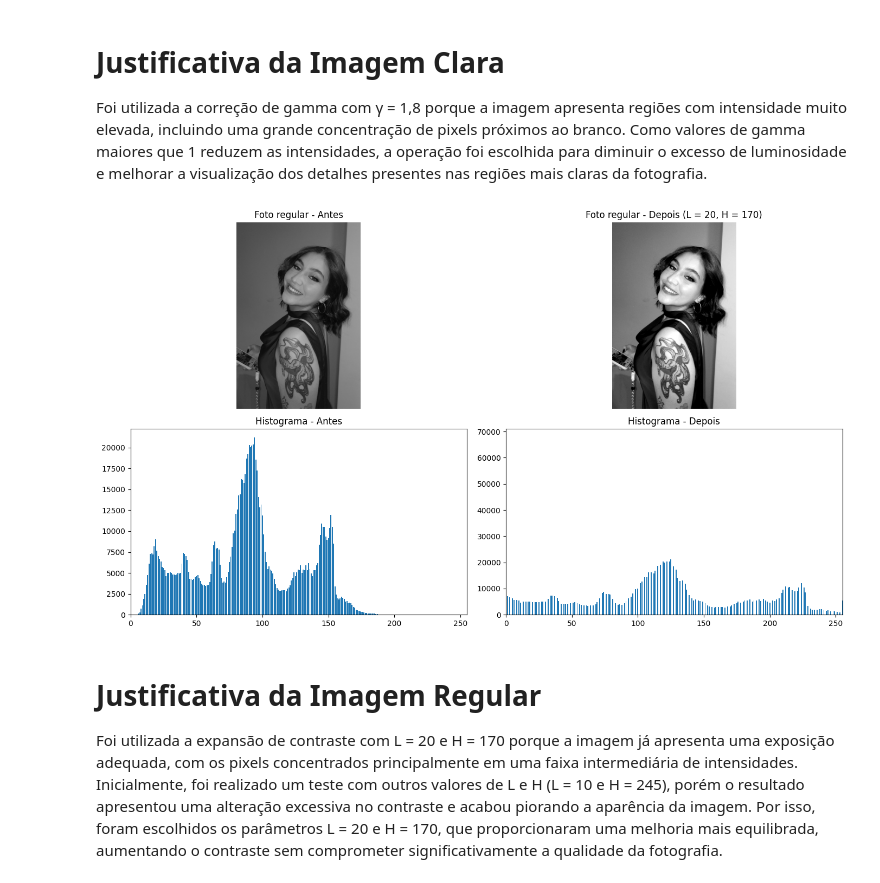
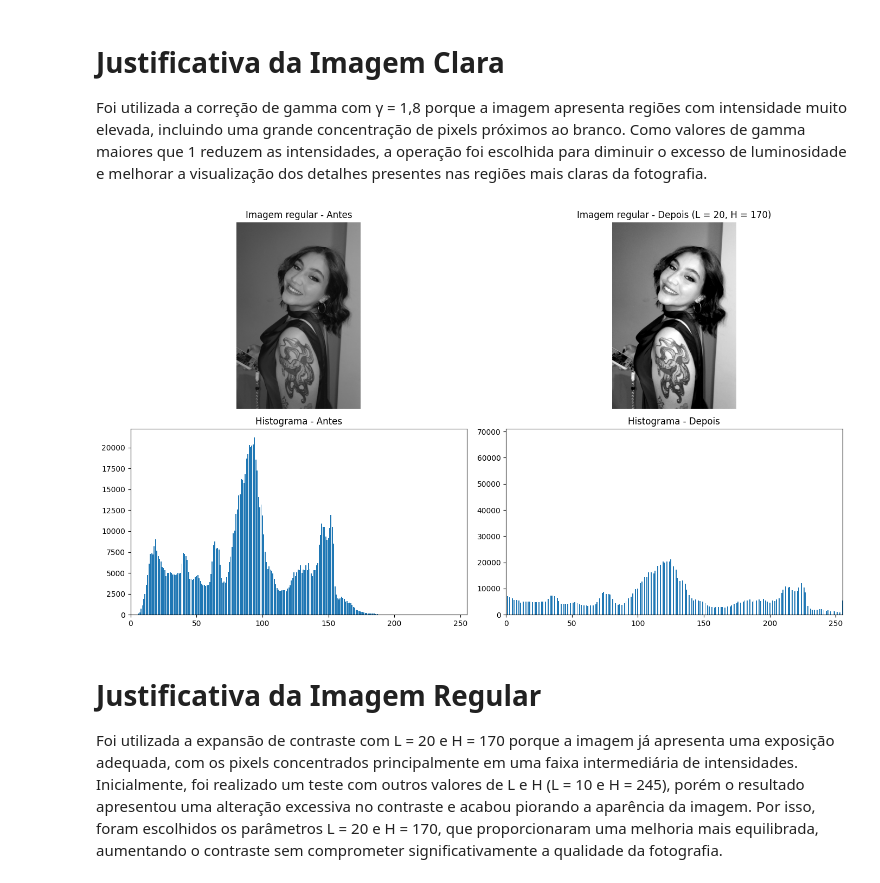
Before and after one commit to carollinemelloo/ProcessamentoDeImagens, a Jupyter notebook: Portfolio02.ipynb, the cells around one changed output. Drawn from its saved outputs; the diff is of its cells as text; code cells hidden in the pictures.

```diff
--- a/Portfolio02.ipynb
+++ b/Portfolio02.ipynb
@@ -156,14 +156,14 @@ Foi utilizada a correção de gamma com γ = 1,8 porque a imagem apresenta regi
 # %%
 regular_corrigida = expandir_contraste(gray_regular, 20, 170)
 
 mostrar_resultado(
     gray_regular,
     regular_corrigida,
-    "Foto regular - Antes",
-    "Foto regular - Depois (L = 20, H = 170)"
+    "Imagem regular - Antes",
+    "Imagem regular - Depois (L = 20, H = 170)"
 )
 # %% [output]
-[figure, old version]
+[figure, new version]
 # %% [markdown]
 # Justificativa da Imagem Regular
 Foi utilizada a expansão de contraste com L = 20 e H = 170 porque a imagem já apresenta uma exposição adequada, com os pixels concentrados principalmente em uma faixa intermediária de intensidades. Inicialmente, foi realizado um teste com outros valores de L e H (L = 10 e H = 245), porém o resultado apresentou uma alteração excessiva no contraste e acabou piorando a aparência da imagem. Por isso, foram escolhidos os parâmetros L = 20 e H = 170, que proporcionaram uma melhoria mais equilibrada, aumentando o contraste sem comprometer significativamente a qualidade da fotografia.
```
Also changed, not shown: parts of 3 cells of this notebook.
